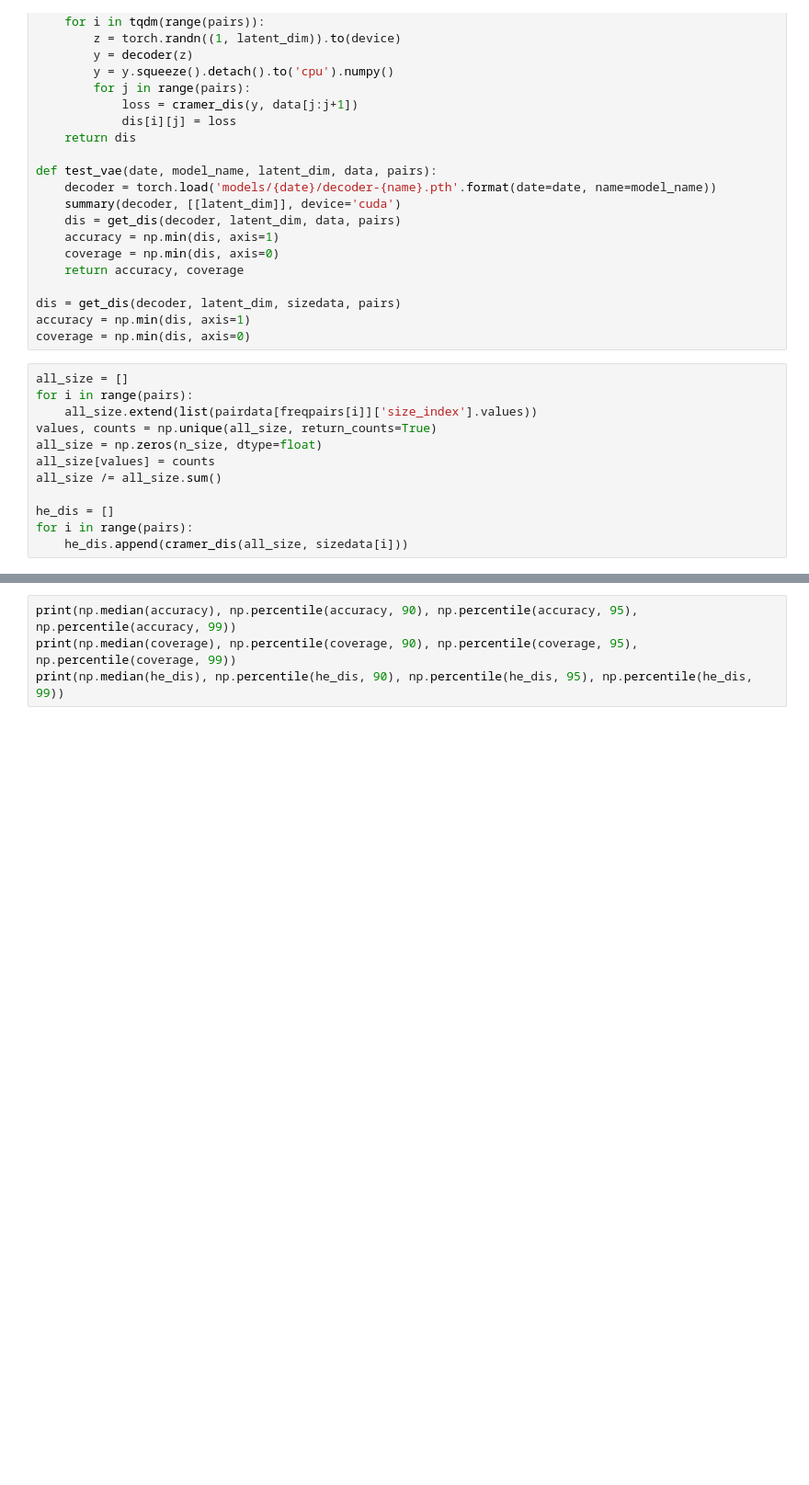
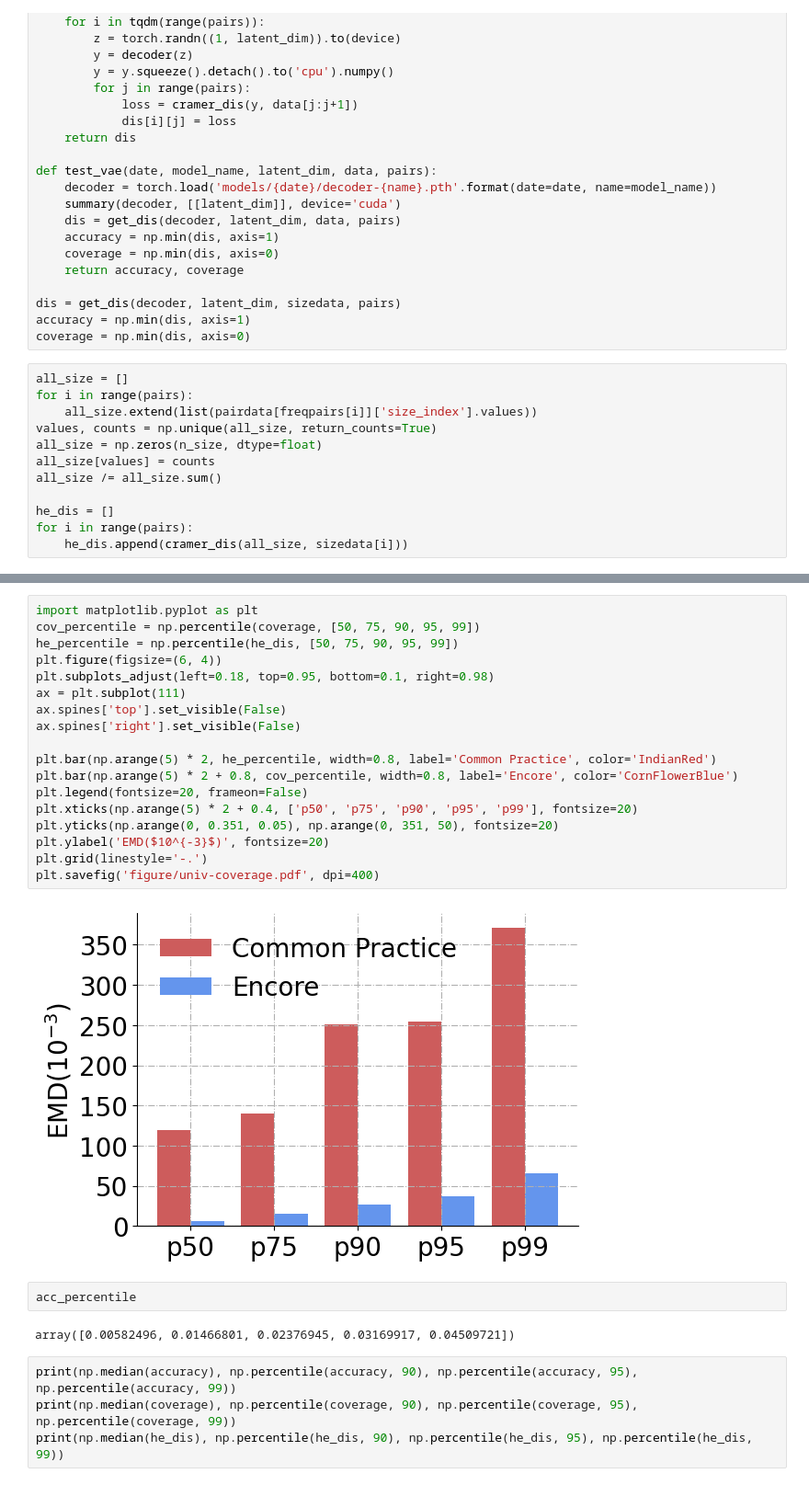
Before and after one commit to SijiangHuang/Encore-HotNets, a Jupyter notebook: vae.ipynb, the cells around one changed output, grey strips where cells are left out. Shown: that part at 92% size. Cells and saved outputs as stored; diff of their text form; blank space fills up the shorter version.

```diff
--- a/vae.ipynb
+++ b/vae.ipynb
@@ -259,3 +278,27 @@ for i in range(pairs):
+# %%
+import matplotlib.pyplot as plt
+cov_percentile = np.percentile(coverage, [50, 75, 90, 95, 99])
+he_percentile = np.percentile(he_dis, [50, 75, 90, 95, 99])
+plt.figure(figsize=(6, 4))
+plt.subplots_adjust(left=0.18, top=0.95, bottom=0.1, right=0.98)
+ax = plt.subplot(111)
+ax.spines['top'].set_visible(False)
+ax.spines['right'].set_visible(False)
+
+plt.bar(np.arange(5) * 2, he_percentile, width=0.8, label='Common Practice', color='IndianRed')
+plt.bar(np.arange(5) * 2 + 0.8, cov_percentile, width=0.8, label='Encore', color='CornFlowerBlue')
+plt.legend(fontsize=20, frameon=False)
+plt.xticks(np.arange(5) * 2 + 0.4, ['p50', 'p75', 'p90', 'p95', 'p99'], fontsize=20)
+plt.yticks(np.arange(0, 0.351, 0.05), np.arange(0, 351, 50), fontsize=20)
+plt.ylabel('EMD($10^{-3}$)', fontsize=20)
+plt.grid(linestyle='-.')
+plt.savefig('figure/univ-coverage.pdf', dpi=400)
+# %% [output]
+[figure, added]
+# %%
+acc_percentile
+# %% [output]
+array([0.00582496, 0.01466801, 0.02376945, 0.03169917, 0.04509721])
 # %%
 print(np.median(accuracy), np.percentile(accuracy, 90), np.percentile(accuracy, 95), np.percentile(accuracy, 99))
 print(np.median(coverage), np.percentile(coverage, 90), np.percentile(coverage, 95), np.percentile(coverage, 99))
```
Also changed, not shown: parts of 2 cells of this notebook, 16 other files.
